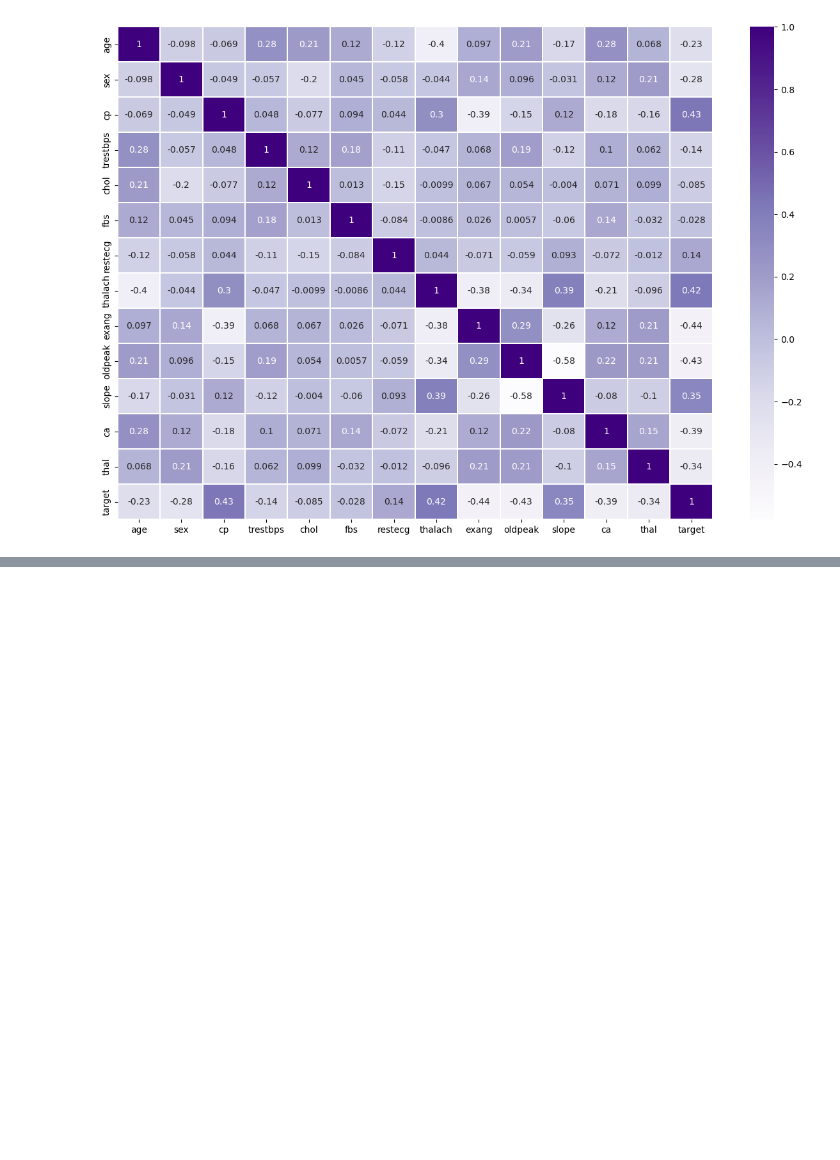
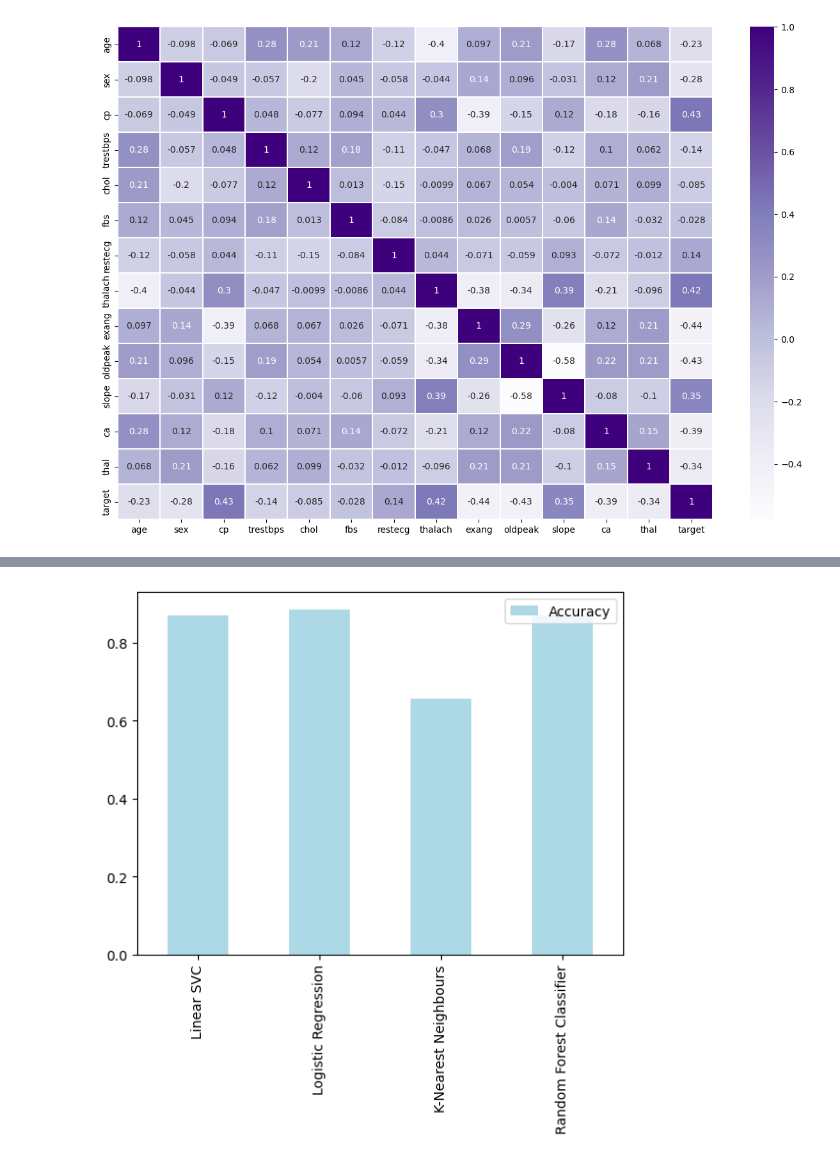
Before and after one commit to SmayanKulkarni/Heart-Disease-Classification, a Jupyter notebook: heart-disease-classification.ipynb, the cells around one changed output, grey strips where cells are left out. Saved outputs shown, nothing was run; the diff lists cells and outputs as text; code cells hidden in the pictures; blank space fills up the shorter version.

Commit message:
Performing model evaluation

```diff
--- a/heart-disease-classification.ipynb
+++ b/heart-disease-classification.ipynb
@@ -251,0 +262,3 @@ plt.show()
+# %%
+X = df.drop('target', axis=1)
+y = df['target']
@@ -251,0 +271,4 @@ plt.show()
+# %%
+np.random.seed(42)  #To maintain consistency in the split sets.
+
+X_train, X_test, y_train, y_test = train_test_split(X,y, test_size=0.2)
@@ -251,0 +281,26 @@ plt.show()
+# %%
+models = {"Linear SVC" : LinearSVC(),
+           "Logistic Regression" : LogisticRegression(n_jobs=-1),
+           "K-Nearest Neighbours" : KNeighborsClassifier(n_jobs=-1,n_neighbors=3 ),
+           "Random Forest Classifier" : RandomForestClassifier(n_jobs=-1,n_estimators=1000)}
+
+def fit_evaluate(models, X_trainf = X_train,X_testf = X_test,y_trainf =y_train ,y_testf=y_test):
+    """
+    Fits and evaluates given machine learning models.
+    models : a dict of different Scikit-Learn machine learning models
+    X_train : training data
+    X_test : testing data
+    y_train : targets for training data
+    y_test : targets for test data
+    """
+    np.random.seed(42)
+    models_score={}
+
+    for name, model in models.items():
+        model.fit(X_trainf,y_trainf)
+        models_score[name] = model.score(X_testf,y_testf)
+
+    return models_score
+# %%
+model_scores = fit_evaluate(models)
+print(model_scores)
@@ -251,0 +316,7 @@ plt.show()
+# %%
+compare = pd.DataFrame(model_scores, index=["Accuracy"])
+compare.T.plot.bar(color='lightblue');
+plt.xticks = 902
+plt.show();
+# %% [output]
+[figure, added]
```
Also changed, not shown: parts of 16 cells of this notebook.
